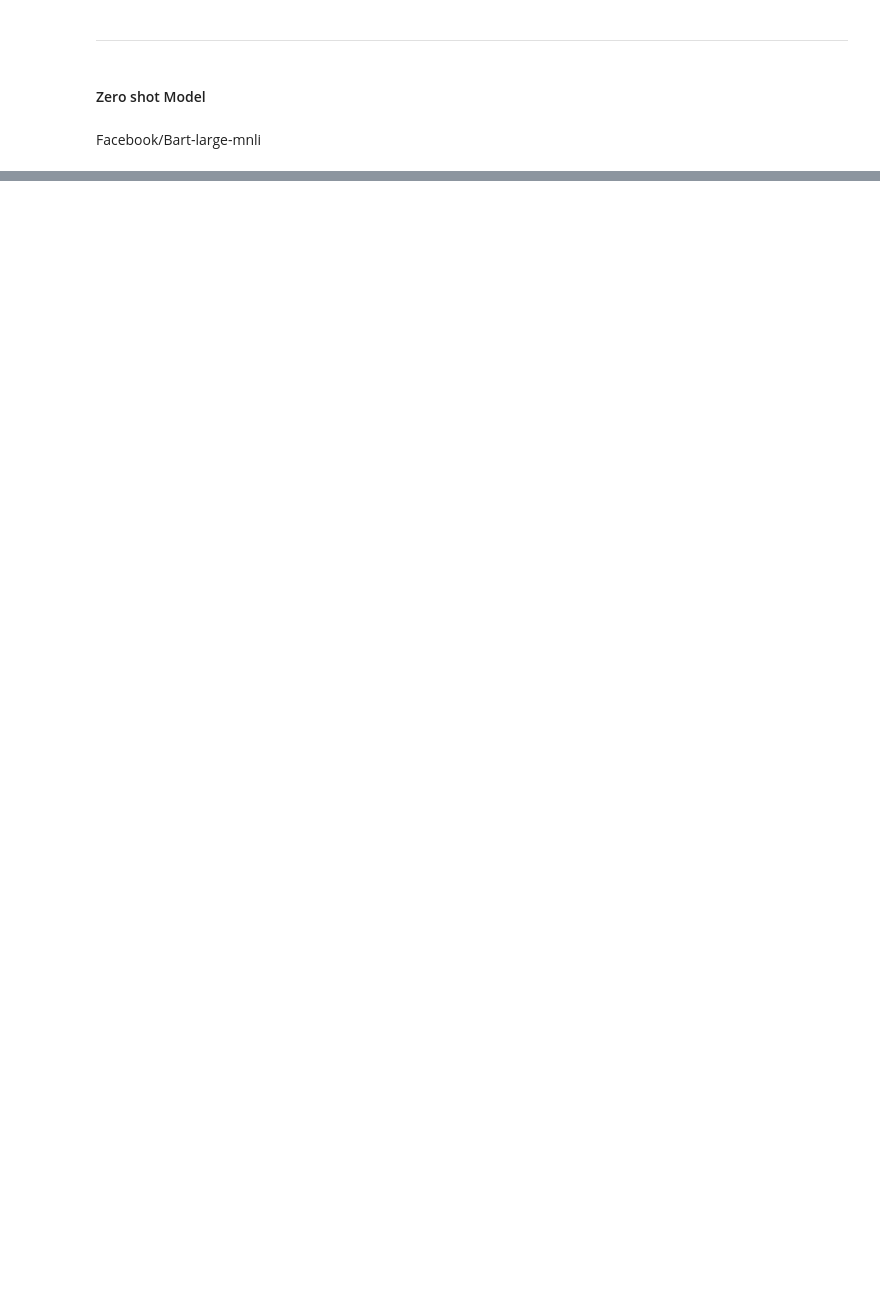
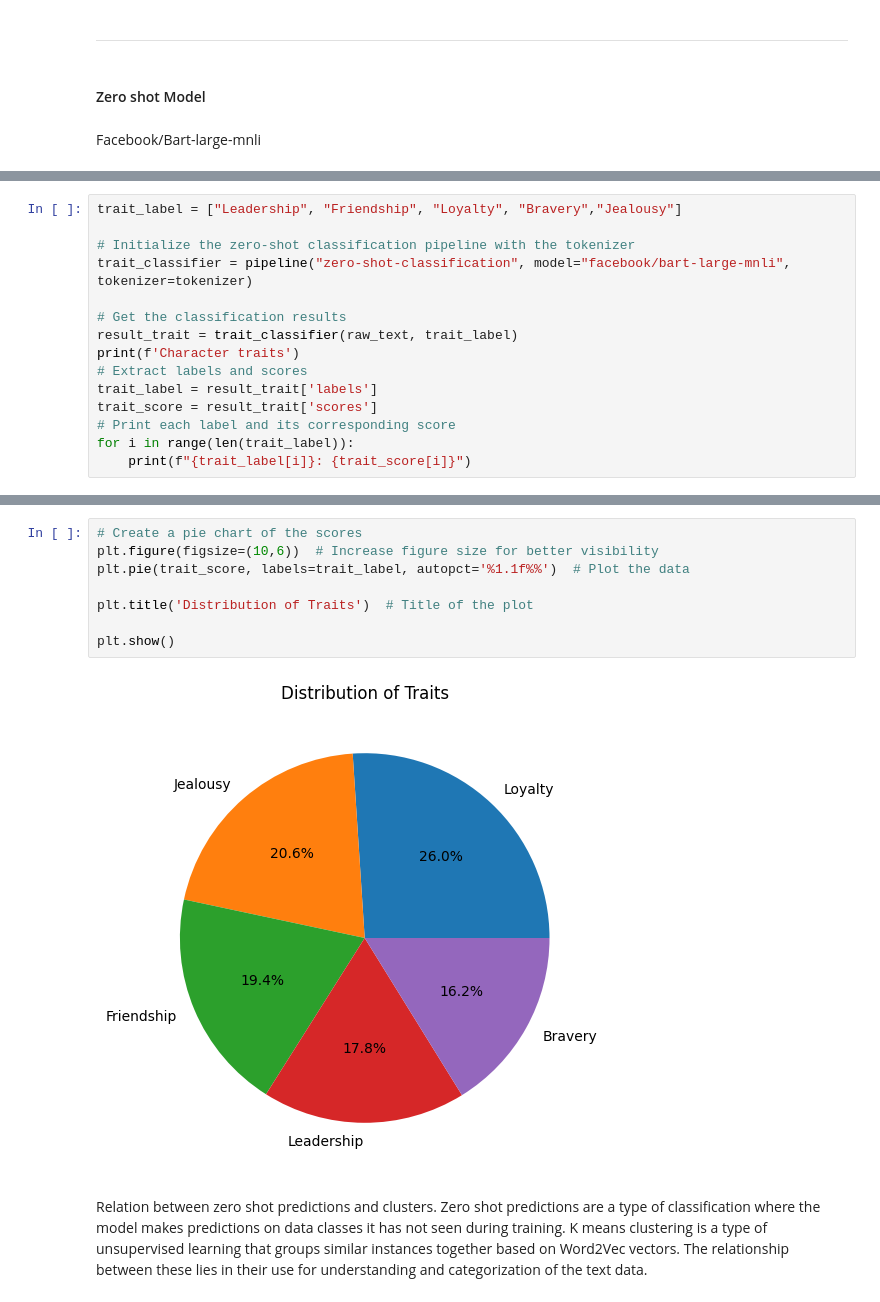
Before and after one commit to mau-JS/NLP-Project, a Jupyter notebook: ProjectNLP.ipynb, the cells around one changed output, grey strips where cells are left out. Cells and saved outputs as stored; diff of their text form; blank space fills up the shorter version.

```diff
--- a/ProjectNLP.ipynb
+++ b/ProjectNLP.ipynb
@@ -407,0 +478,15 @@ If your task is similar to the task the model of the checkpoint was trained on,
+# %%
+trait_label = ["Leadership", "Friendship", "Loyalty", "Bravery","Jealousy"]
+
+# Initialize the zero-shot classification pipeline with the tokenizer
+trait_classifier = pipeline("zero-shot-classification", model="facebook/bart-large-mnli", tokenizer=tokenizer)
+
+# Get the classification results
+result_trait = trait_classifier(raw_text, trait_label)
+print(f'Character traits')
+# Extract labels and scores
+trait_label = result_trait['labels']
+trait_score = result_trait['scores']
+# Print each label and its corresponding score
+for i in range(len(trait_label)):
+    print(f"{trait_label[i]}: {trait_score[i]}")
@@ -407,0 +505,15 @@ If your task is similar to the task the model of the checkpoint was trained on,
+# %%
+# Create a pie chart of the scores
+plt.figure(figsize=(10,6))  # Increase figure size for better visibility
+plt.pie(trait_score, labels=trait_label, autopct='%1.1f%%')  # Plot the data
+
+plt.title('Distribution of Traits')  # Title of the plot
+
+plt.show()
+# %% [output]
+[figure, added]
+# %% [markdown]
+Relation between zero shot predictions and clusters.
+Zero shot predictions are a type of classification where the model makes predictions on data classes it has not seen during training.
+K means clustering is a type of unsupervised learning that groups similar instances together based on Word2Vec vectors.
+The relationship between these lies in their use for understanding and categorization of the text data.
```
Also changed, not shown: parts of 24 cells of this notebook, 2 other files.
